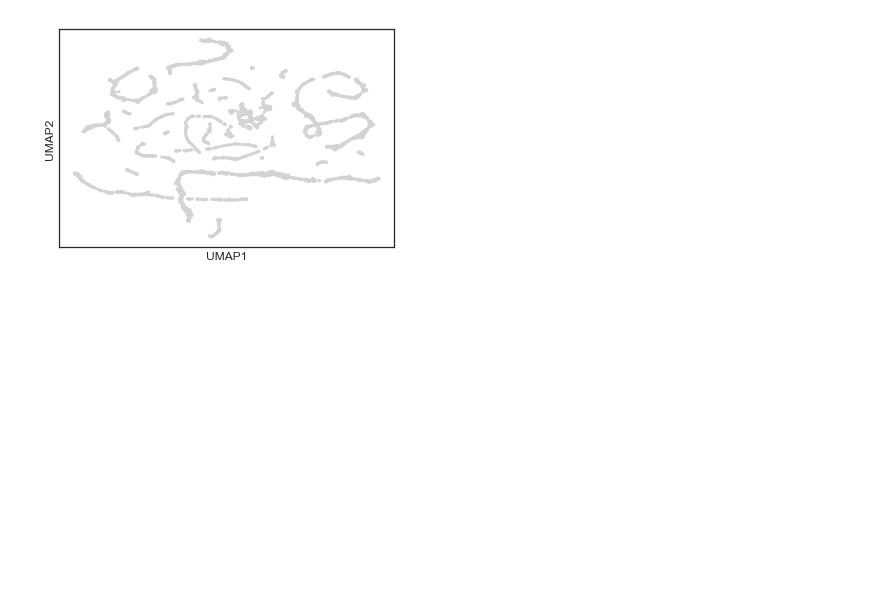
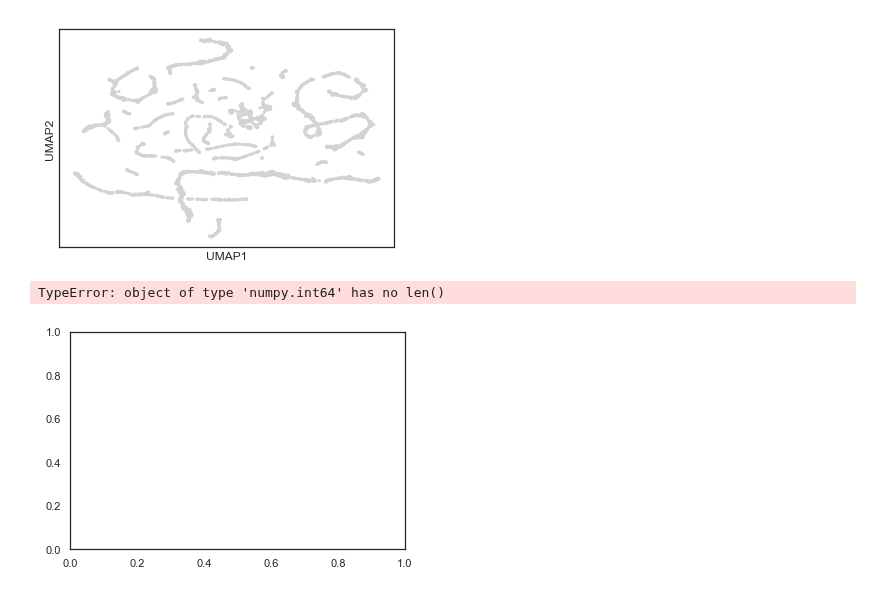
Before and after one commit to ajitjohnson/Jupyter-Notebooks, a Jupyter notebook: TMA_playbook.ipynb, the cells around one changed output. Cells and saved outputs as stored; diff of their text form; code cells hidden in the pictures; blank space fills up the shorter version.

```diff
--- a/TMA_playbook.ipynb
+++ b/TMA_playbook.ipynb
@@ -85,3 +83,8 @@ sc.tl.umap(adata)
 sc.pl.umap(adata)
 # %% [output]
 [figure]
+# %%
+sc.pl.pca(adata, color='CD3D')
+# %% [output]
+TypeError: object of type 'numpy.int64' has no len()
+[figure, added]
```
Also changed, not shown: parts of 1 cell of this notebook.
